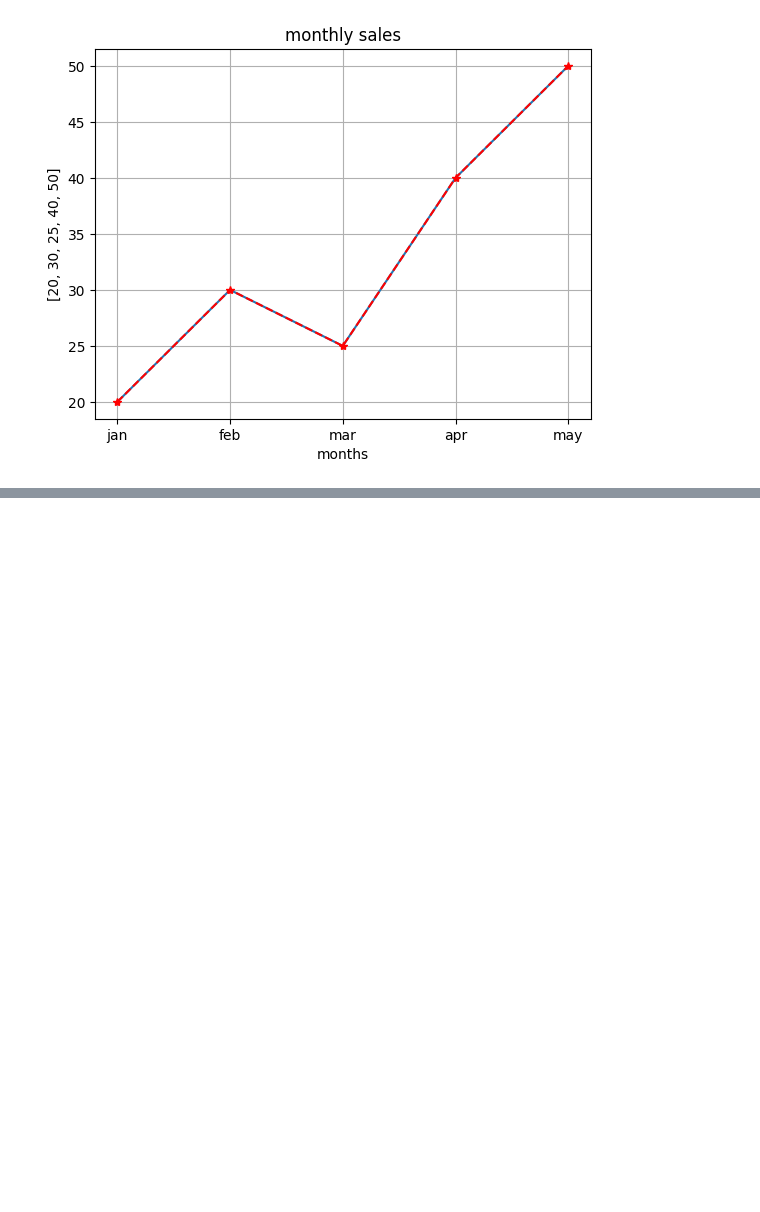
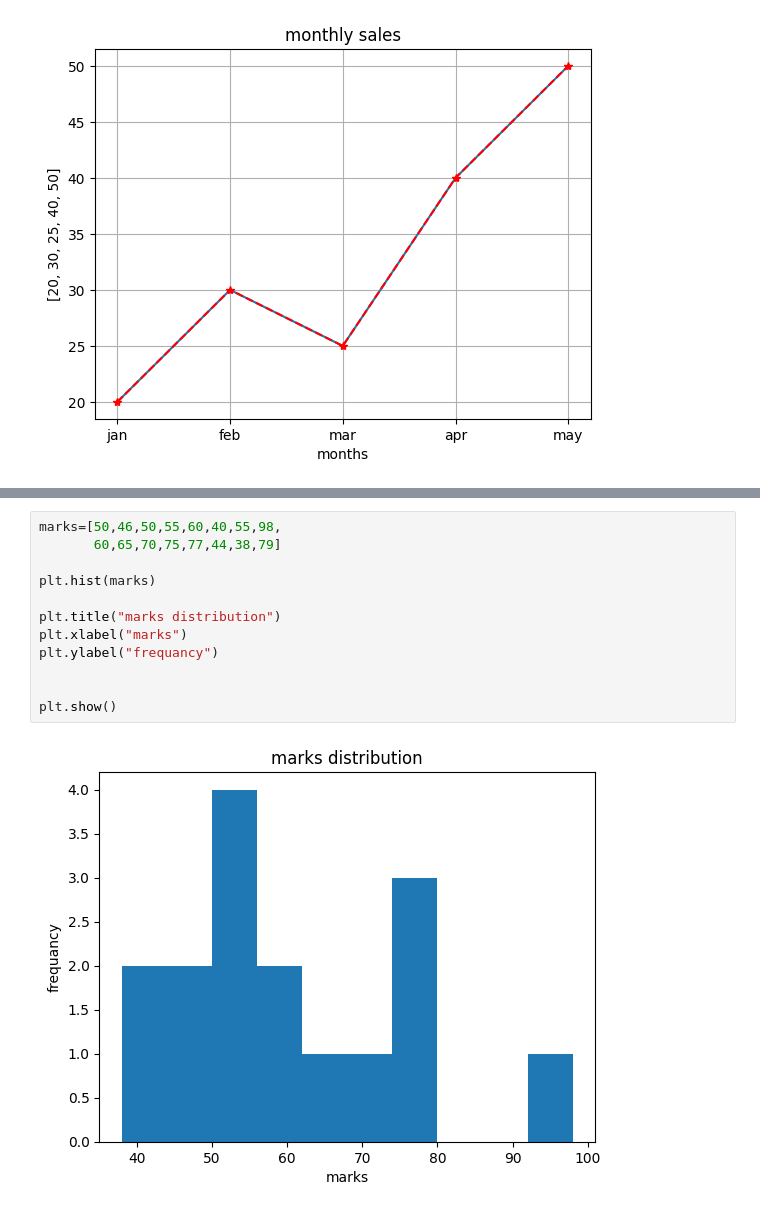
Before and after one commit to anshafpv/DATA-SICENCE, a Jupyter notebook: matplotlib.ipynb, the cells around one changed output, grey strips where cells are left out. Saved outputs shown, nothing was run; the diff lists cells and outputs as text; blank space fills up the shorter version.

```diff
--- a/matplotlib.ipynb
+++ b/matplotlib.ipynb
@@ -56,0 +85,14 @@ plt.show()
+# %%
+marks=[50,46,50,55,60,40,55,98,
+       60,65,70,75,77,44,38,79]
+
+plt.hist(marks)
+
+plt.title("marks distribution")
+plt.xlabel("marks")
+plt.ylabel("frequancy")
+
+
+plt.show()
+# %% [output]
+[figure, added]
```
Also changed, not shown: parts of 4 cells of this notebook.
